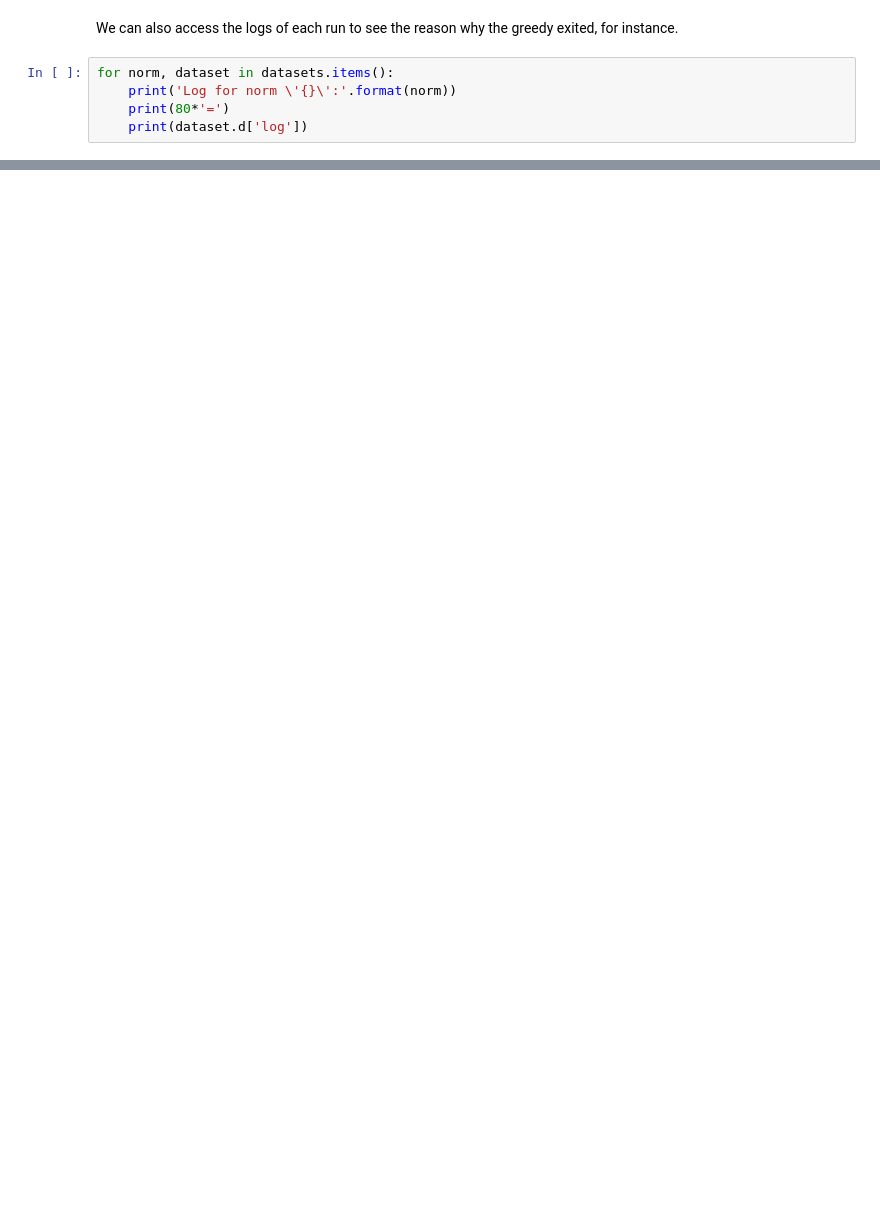
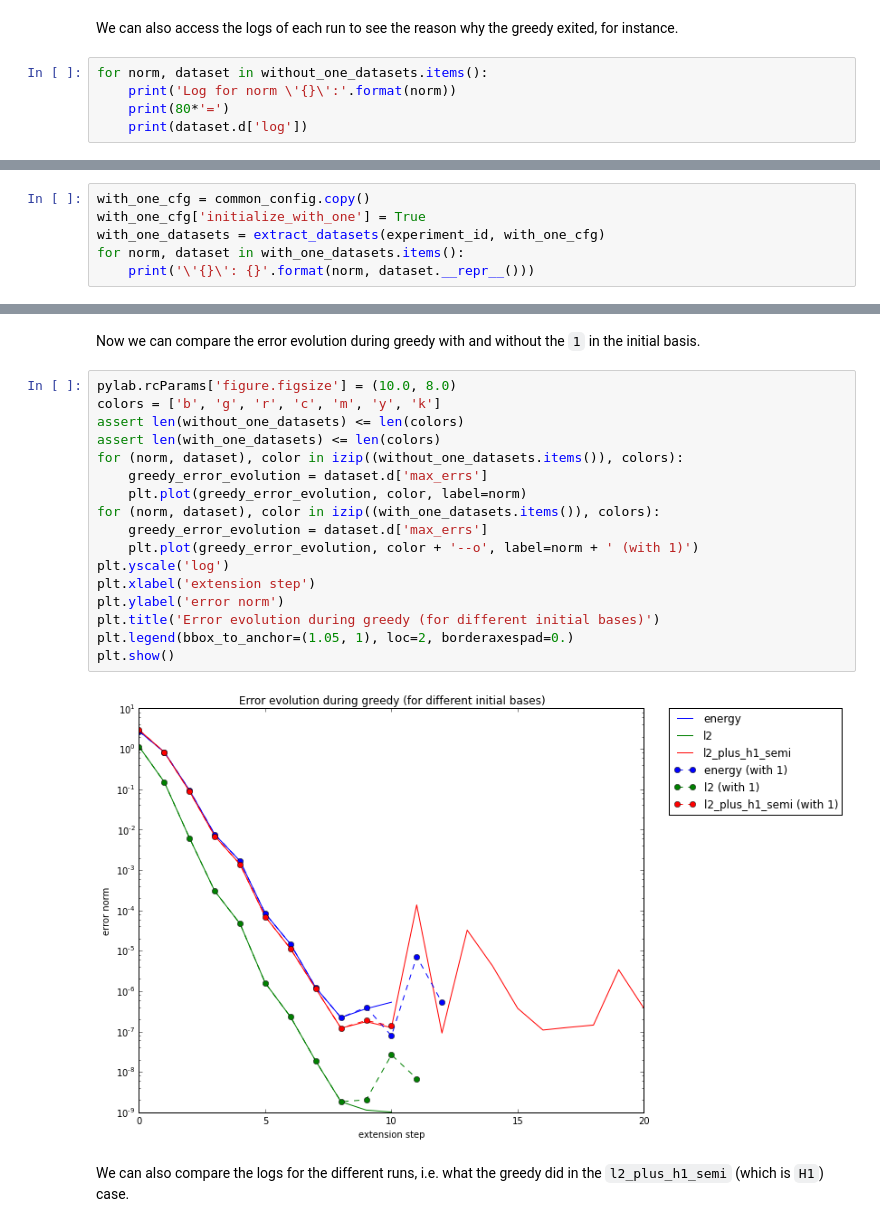
Before and after one commit to dune-community/dune-hdd-demos, a Jupyter notebook: notebooks/OS2014_greedy_evaluation.ipynb, the cells around one changed output, grey strips where cells are left out. Cells and saved outputs as stored; diff of their text form; blank space fills up the shorter version.

```diff
--- a/notebooks/OS2014_greedy_evaluation.ipynb
+++ b/notebooks/OS2014_greedy_evaluation.ipynb
@@ -75,7 +75,7 @@ AttributeError: 'DataDict' object has no attribute 'max_errs'
 # %% [markdown]
 We can also access the logs of each run to see the reason why the greedy exited, for instance.
 # %%
-for norm, dataset in datasets.items():
+for norm, dataset in without_one_datasets.items():
     print('Log for norm \'{}\':'.format(norm))
     print(80*'=')
     print(dataset.d['log'])
@@ -99,0 +102,6 @@ Log for norm 'h1_semi':
+# %%
+with_one_cfg = common_config.copy()
+with_one_cfg['initialize_with_one'] = True
+with_one_datasets = extract_datasets(experiment_id, with_one_cfg)
+for norm, dataset in with_one_datasets.items():
+    print('\'{}\': {}'.format(norm, dataset.__repr__()))
@@ -99,0 +112,23 @@ Log for norm 'h1_semi':
+# %% [markdown]
+Now we can compare the error evolution during greedy with and without the `1` in the initial basis.
+# %%
+pylab.rcParams['figure.figsize'] = (10.0, 8.0)
+colors = ['b', 'g', 'r', 'c', 'm', 'y', 'k']
+assert len(without_one_datasets) <= len(colors)
+assert len(with_one_datasets) <= len(colors)
+for (norm, dataset), color in izip((without_one_datasets.items()), colors):
+    greedy_error_evolution = dataset.d['max_errs']
+    plt.plot(greedy_error_evolution, color, label=norm)
+for (norm, dataset), color in izip((with_one_datasets.items()), colors):
+    greedy_error_evolution = dataset.d['max_errs']
+    plt.plot(greedy_error_evolution, color + '--o', label=norm + ' (with 1)')
+plt.yscale('log')
+plt.xlabel('extension step')
+plt.ylabel('error norm')
+plt.title('Error evolution during greedy (for different initial bases)')
+plt.legend(bbox_to_anchor=(1.05, 1), loc=2, borderaxespad=0.)
+plt.show()
+# %% [output]
+[figure, added]
+# %% [markdown]
+We can also compare the logs for the different runs, i.e. what the greedy did in the `l2_plus_h1_semi` (which is `H1`) case.
```
Also changed, not shown: parts of 13 cells of this notebook.
